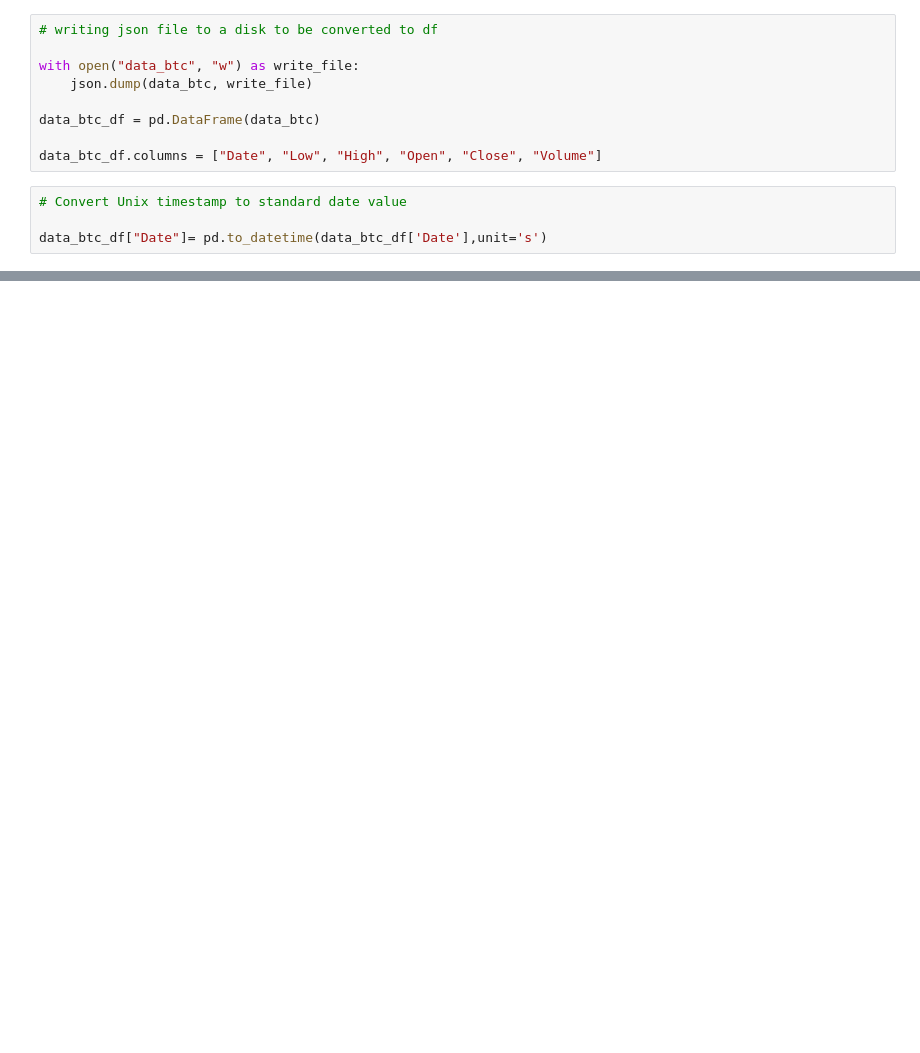
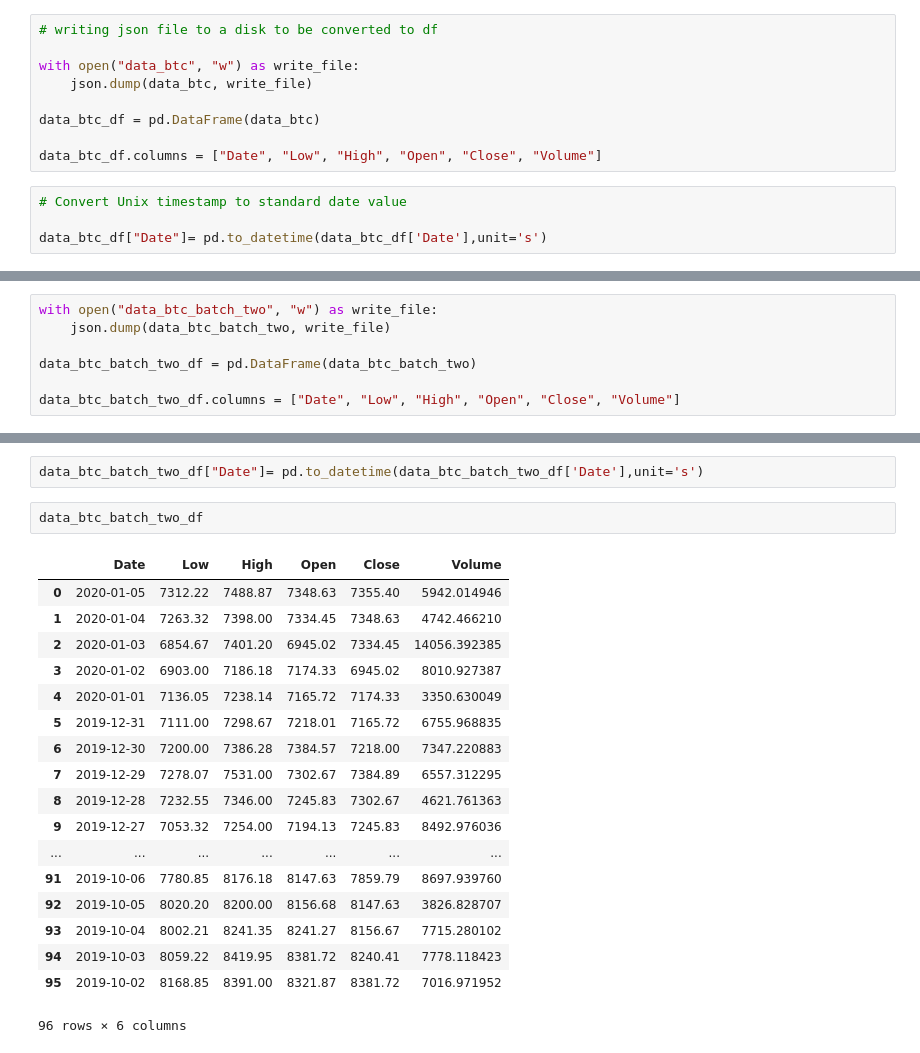
Before and after one commit to mdschulz1973/Planet_Express_IO, a Jupyter notebook: notebooks/raw_crypto_data.ipynb, the cells around one changed output, grey strips where cells are left out. Cells and saved outputs as stored; diff of their text form; blank space fills up the shorter version.

```diff
--- a/notebooks/raw_crypto_data.ipynb
+++ b/notebooks/raw_crypto_data.ipynb
@@ -89,0 +106,7 @@ data_btc_df
+# %%
+with open("data_btc_batch_two", "w") as write_file:
+    json.dump(data_btc_batch_two, write_file)
+
+data_btc_batch_two_df = pd.DataFrame(data_btc_batch_two)
+
+data_btc_batch_two_df.columns = ["Date", "Low", "High", "Open", "Close", "Volume"]
@@ -89,0 +122,23 @@ data_btc_df
+# %%
+data_btc_batch_two_df["Date"]= pd.to_datetime(data_btc_batch_two_df['Date'],unit='s')
+# %%
+data_btc_batch_two_df
+# %% [output]
+|  | Date | Low | High | Open | Close | Volume |
+| 0 | 2020-01-05 | 7312.22 | 7488.87 | 7348.63 | 7355.40 | 5942.014946 |
+| 1 | 2020-01-04 | 7263.32 | 7398.00 | 7334.45 | 7348.63 | 4742.466210 |
+| 2 | 2020-01-03 | 6854.67 | 7401.20 | 6945.02 | 7334.45 | 14056.392385 |
+| 3 | 2020-01-02 | 6903.00 | 7186.18 | 7174.33 | 6945.02 | 8010.927387 |
+| 4 | 2020-01-01 | 7136.05 | 7238.14 | 7165.72 | 7174.33 | 3350.630049 |
+| 5 | 2019-12-31 | 7111.00 | 7298.67 | 7218.01 | 7165.72 | 6755.968835 |
+| 6 | 2019-12-30 | 7200.00 | 7386.28 | 7384.57 | 7218.00 | 7347.220883 |
+| 7 | 2019-12-29 | 7278.07 | 7531.00 | 7302.67 | 7384.89 | 6557.312295 |
+| 8 | 2019-12-28 | 7232.55 | 7346.00 | 7245.83 | 7302.67 | 4621.761363 |
+| 9 | 2019-12-27 | 7053.32 | 7254.00 | 7194.13 | 7245.83 | 8492.976036 |
+| ... | ... | ... | ... | ... | ... | ... |
+| 91 | 2019-10-06 | 7780.85 | 8176.18 | 8147.63 | 7859.79 | 8697.939760 |
+| 92 | 2019-10-05 | 8020.20 | 8200.00 | 8156.68 | 8147.63 | 3826.828707 |
+| 93 | 2019-10-04 | 8002.21 | 8241.35 | 8241.27 | 8156.67 | 7715.280102 |
+| 94 | 2019-10-03 | 8059.22 | 8419.95 | 8381.72 | 8240.41 | 7778.118423 |
+| 95 | 2019-10-02 | 8168.85 | 8391.00 | 8321.87 | 8381.72 | 7016.971952 |
+96 rows × 6 columns
```
Also changed, not shown: parts of 4 cells of this notebook, 2 other files.
